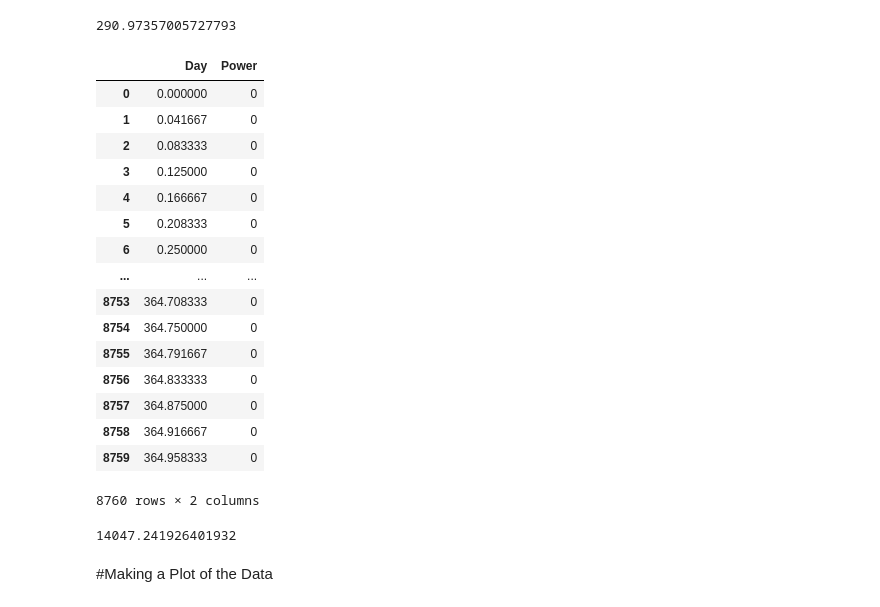
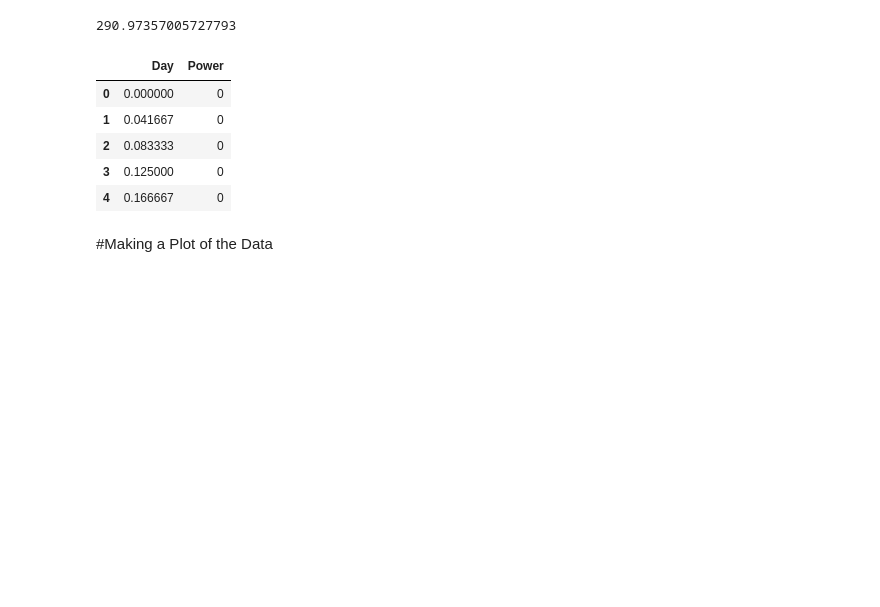
Before and after one commit to jonahgolden/Solar_potential_calculator, a Jupyter notebook: src/Solar_Calcu.ipynb, the cells around one changed output. Cells and saved outputs as stored; diff of their text form; code cells hidden in the pictures; blank space fills up the shorter version.

```diff
--- a/src/final_code.ipynb
+++ b/src/Solar_Calcu.ipynb
@@ -89,11 +107,18 @@ len(ThetaD_list)
 # %%
-def Solar_Energy_Calculator(lattitude, panel_efficiency, area):
+def Solar_Energy_Calculator(latitude, panel_efficiency, area):
     '''This function calculates the energy that can be generated in any given place in the
     world over one year sans clouds.
     Inputs: lattitude, panel_efficiency (a number between 0 and 1), and area (of solar panels
     in square meters).'''
+
+    # Make some assertions about the inputs of the function.
+    assert -90 <= latitude <= 90, 'Latitude must be between -90 and 90.'
+    assert 0 <= panel_efficiency <= 1, 'Panel efficiency must be between 0 and 1.'
+    assert area > 0, 'Area of solar panel array must be greater than 0.'
+
+
     # Making Distance and Dec_radians lists for each day of the year
-    radians = np.pi/180*lattitude
+    radians = np.pi/180*latitude
     Hours = [12,11,10,9,8,7,6,5,4,3,2,1,0,1,2,3,4,5,6,7,8,9,10,11] # A list of all the hours of the day
     Solar_Flux = 0 # Energy generated from given area of solar panels in one hour
     Watts_Every_Hour = [] # A list that will become the Wh/m^2 every hour for a year
@@ -118,5 +143,4 @@ def Solar_Energy_Calculator(lattitude, panel_efficiency, area):
                 CSZA = 0
             Solar_Flux = (S0)*Distance*CSZA*Atm*panel_efficiency*area
             Watts_Every_Hour.append(Solar_Flux)
-    kWh = sum(Watts_Every_Hour)/1000
     return(Watts_Every_Hour)
@@ -126,4 +152,4 @@ def Solar_Energy_Calculator(lattitude, panel_efficiency, area):
 The cloud cover data I am using is International Satellite Cloud Climatology Project (ISCCP). To understand this data in its raw form, visualize a map of the world overlayed by a grid of squares.  Each square is 2.5 degrees in width and height, so the grid is 144 x 72 (longitude x latitude) and has a total of 10368 squares. Each number in the data is the average annual cloud cover percentage for a single square. The first number represents average cloud cover  in the -90 degrees latitude, -180 degrees longitude box. Longitude varies first, and begins at -180 degrees and proceeds eastward to +180 degrees. Latitude begins at -90 degrees and proceeds northward to +90 degrees.
 # %%
 # First, I'm loading the raw cloud cover data.
-cloud_dat = pd.read_csv('../../data/weather.txt',sep='\s+')
+cloud_dat = pd.read_table('../data/weather.txt',sep='\s+')
@@ -172,7 +193,7 @@ cloud_dat
 # Next, I load a dataframe that I created in excel with three columns
 # (month, lattitude, and longitude) that have been filled in to line up
 # with the 'data' object.
-clouds = pd.read_excel('../../data/blank_weather.xlsx',sep='\s+')
-clouds
+clouds = pd.read_excel('../data/blank_weather.xlsx',sep='\s+')
+clouds.head(n=5)
 # %% [output]
 |  | lattitude | longitude |
@@ -239,7 +241,7 @@ def apply_clouds(watts,radiation):
     '''This function takes a list of watts without clouds and radiation ratio due to clouds
     and gives you a list of the real solar generation prediction.'''
     energy = []
-    for i in watts:
+    for i in Watts:
         energy.append(i*radiation)
     return(energy)
 # %%
@@ -248,32 +251,18 @@ sum(final)/1000
 # %% [output]
 290.97357005727793
 # %%
+# Cleaning up the final data
 final = pd.DataFrame(final)
 final = final.reset_index()
 final.columns=['Day','Power']
 final['Day'] = final['Day']/24
-final
+final.head(n=5)
 # %% [output]
 |  | Day | Power |
 | 0 | 0.000000 | 0 |
 | 1 | 0.041667 | 0 |
 | 2 | 0.083333 | 0 |
 | 3 | 0.125000 | 0 |
 | 4 | 0.166667 | 0 |
-| 5 | 0.208333 | 0 |
-| 6 | 0.250000 | 0 |
-| ... | ... | ... |
-| 8753 | 364.708333 | 0 |
-| 8754 | 364.750000 | 0 |
-| 8755 | 364.791667 | 0 |
-| 8756 | 364.833333 | 0 |
-| 8757 | 364.875000 | 0 |
-| 8758 | 364.916667 | 0 |
-| 8759 | 364.958333 | 0 |
-8760 rows × 2 columns
-# %%
-jan = sum(final.Power[0:1000])
-# %% [output]
-14047.241926401932
 # %% [markdown]
 #Making a Plot of the Data
```
Also changed, not shown: parts of 21 cells of this notebook, 13 other files.
